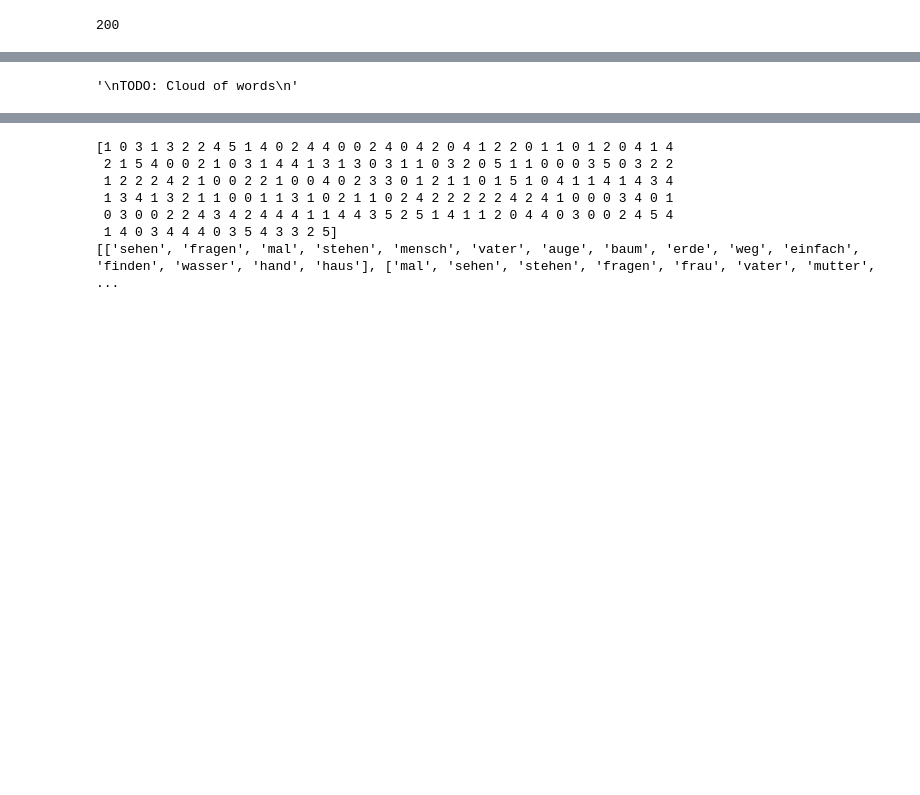
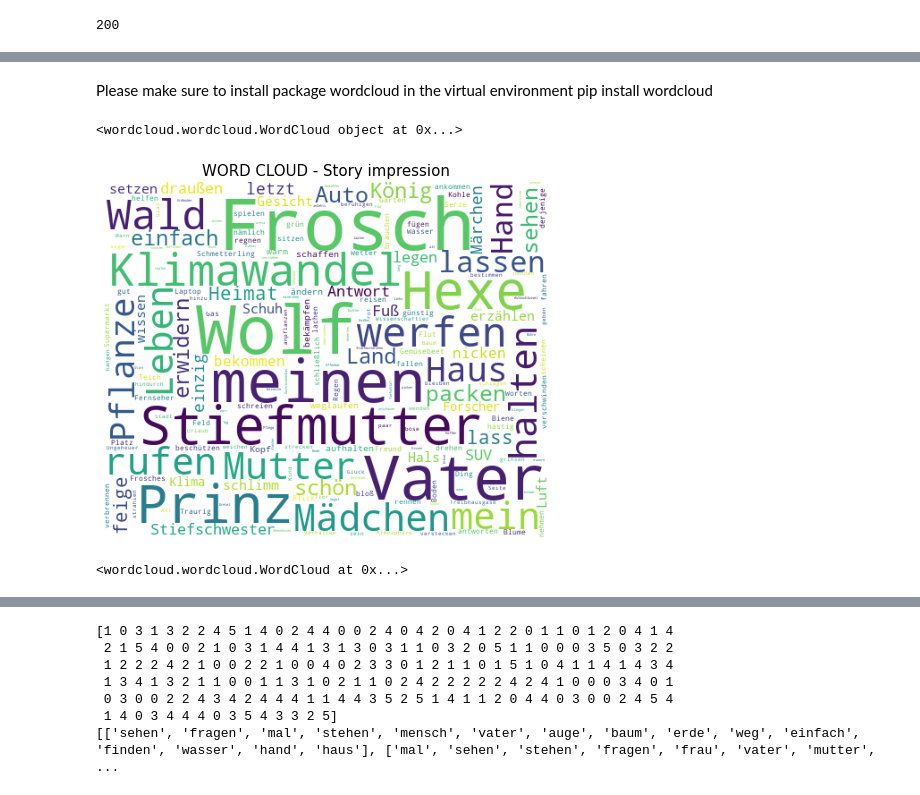
Before and after one commit to JSTech2020/group_a, a Jupyter notebook: model-training/examples/story_labelling.ipynb, the cells around one changed output, grey strips where cells are left out. Cells and saved outputs as stored; diff of their text form; code cells hidden in the pictures; blank space fills up the shorter version.

Commit message:
1. WordCloud finished 2. Keywords extraction optimized 3. Clustering not working well

```diff
--- a/model-training/examples/story_labelling.ipynb
+++ b/model-training/examples/story_labelling.ipynb
@@ -120,11 +139,13 @@ for i in range(len(df)):
         if df['entities'][i][m][1]=='PER':
             persons.append(df['entities'][i][m][0])
 
+    # Here we already remove the propn, entity names and verbs
     for j in range(len(df['lemmas'][i])):
-        if df['pos'][i][j]!="PROPN" and (df['lemmas'][i][j] not in persons) and df['pos'][i][j]!="VERB":
+        if df['pos'][i][j]!="PROPN" and (df['lemmas'][i][j] not in persons) and (df['lemmas'][i][j].lower() not in unwanted) and df['pos'][i][j]!="VERB"and df['pos'][i][j]!="ADV":
             lemmas_l.append(df['lemmas'][i][j])
     corpus.append(' '.join(lemmas_l))
 
+# it's possible to change the number of feature words here
 result = keyword(corpus, 15)
 
 for i in range(len(df)):
@@ -150,9 +171,43 @@ Story ID: 494 ['geschwister', 'mutter', 'blatt', 'wald', 'pfannkuchen', 'böse',
-# %%
-"""
-TODO: Cloud of words
-"""
-# %% [output]
-'\nTODO: Cloud of words\n'
+# %% [markdown]
+
+<p class="h4 alert alert-danger">
+    Please make sure to install package wordcloud in the virtual environment
+    pip install wordcloud
+</p>
+# %%
+"""
+Word Cloud generator
+"""
+
+from wordcloud import WordCloud, STOPWORDS
+import re
+import string
+import matplotlib.pyplot as plt
+
+
+stopwords = unwanted
+
+wordcloud = WordCloud(
+    background_color='white',
+    stopwords=stopwords,
+    max_words=200,
+    max_font_size=80,
+    width=500, height=400,
+    random_state=42,
+).generate(corpus[2])
+
+print(wordcloud)
+fig = plt.figure(figsize = (8,10))
+plt.imshow(wordcloud)
+plt.title("WORD CLOUD - Story impression",fontsize=15)
+plt.axis('off')
+
+plt.show()
+wordcloud.to_file('example.jpg')
+# %% [output]
+<wordcloud.wordcloud.WordCloud object at 0x...>
+[figure, added]
+<wordcloud.wordcloud.WordCloud at 0x...>
 # %%
 """
 clustering our vectors using K-means ，show the result of 2 clusters
```
Also changed, not shown: parts of 8 cells of this notebook, 1 other file.
